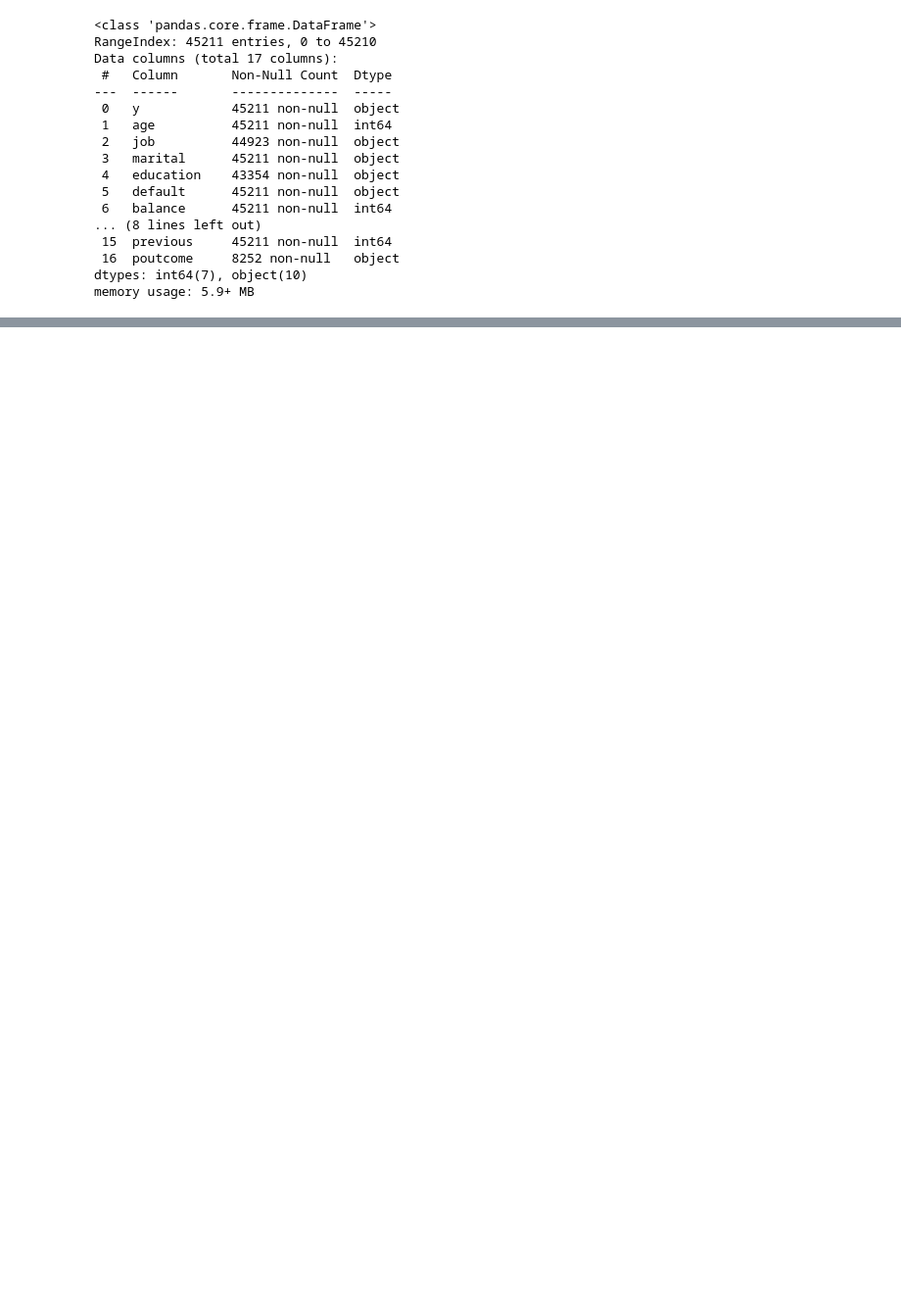
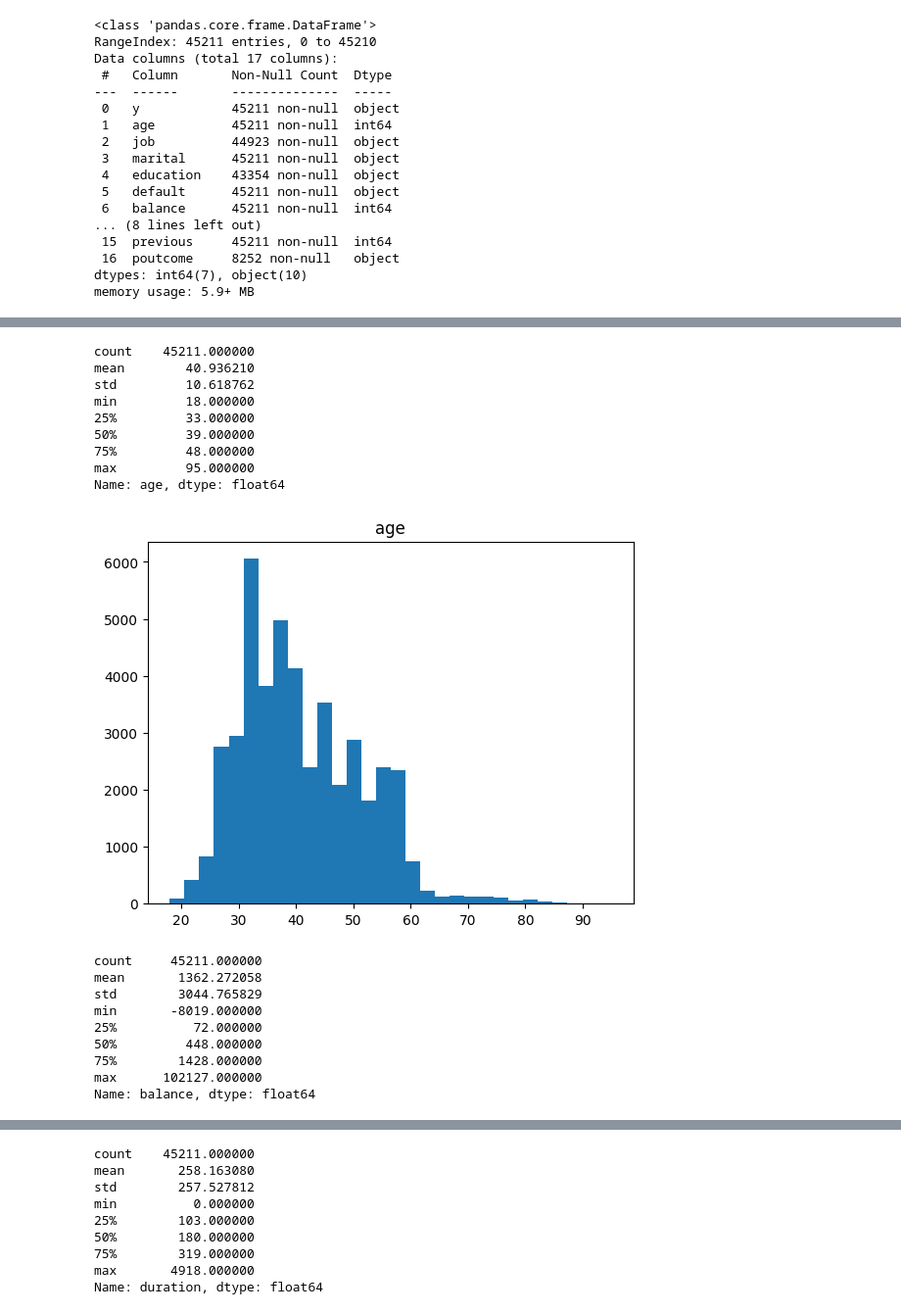
Before and after one commit to juliano-CN/analise-maketing-bancario, a Jupyter notebook: bank.ipynb, the cells around one changed output, grey strips where cells are left out. Shown at 98% size. Cells and saved outputs as stored; diff of their text form; code cells hidden in the pictures; blank space fills up the shorter version.

```diff
--- a/bank.ipynb
+++ b/bank.ipynb
@@ -34,0 +45,31 @@ memory usage: 5.9+ MB
+# %%
+import matplotlib.pyplot as plt
+import seaborn as sns
+
+numerical_variables = ['age','balance','duration']
+
+for i in numerical_variables:
+    print(df[i].describe())
+    plt.hist(i,data=df,bins=30)
+    plt.title(i)
+    plt.show()
+# %% [output]
+count    45211.000000
+mean        40.936210
+std         10.618762
+min         18.000000
+25%         33.000000
+50%         39.000000
+75%         48.000000
+max         95.000000
+Name: age, dtype: float64
+[figure, added]
+count     45211.000000
+mean       1362.272058
+std        3044.765829
+min       -8019.000000
+25%          72.000000
+50%         448.000000
+75%        1428.000000
+max      102127.000000
+Name: balance, dtype: float64
@@ -34,0 +77,9 @@ memory usage: 5.9+ MB
+count    45211.000000
+mean       258.163080
+std        257.527812
+min          0.000000
+25%        103.000000
+50%        180.000000
+75%        319.000000
+max       4918.000000
+Name: duration, dtype: float64
```
Also changed, not shown: parts of 4 cells of this notebook, 1 other file.
